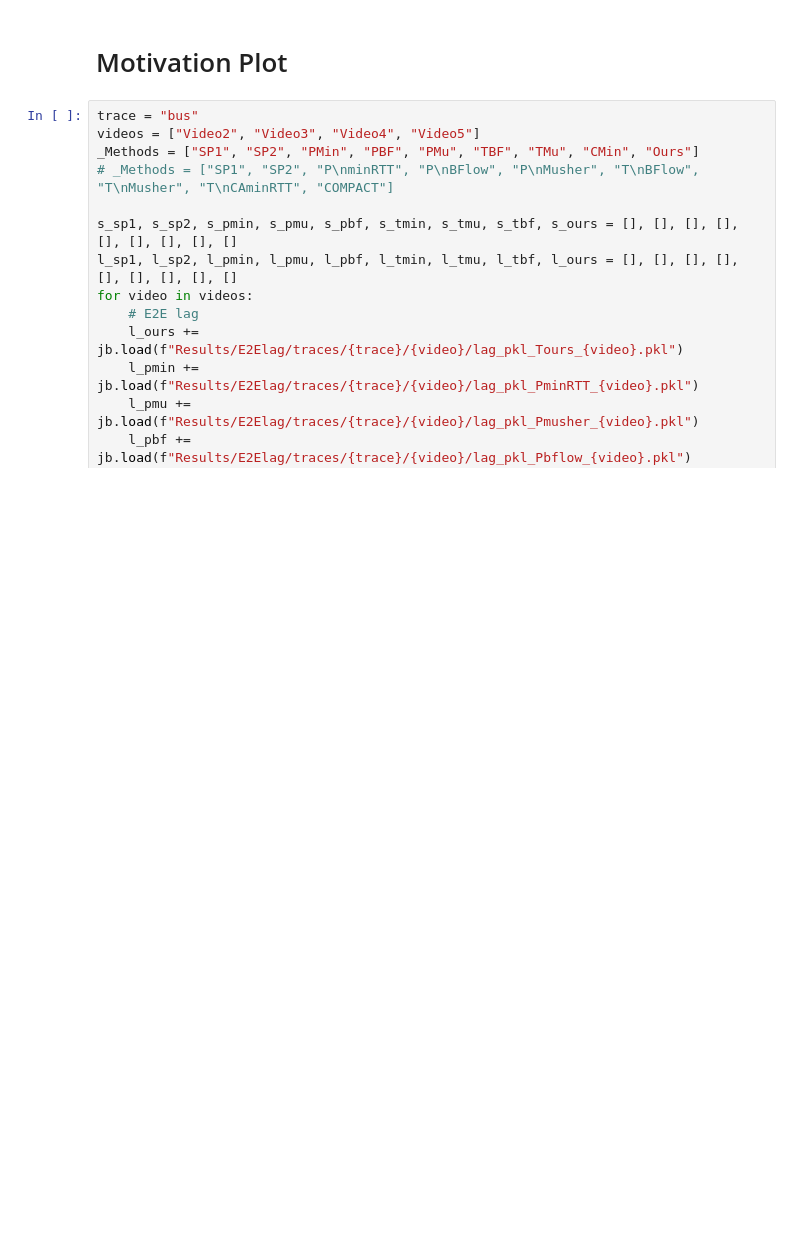
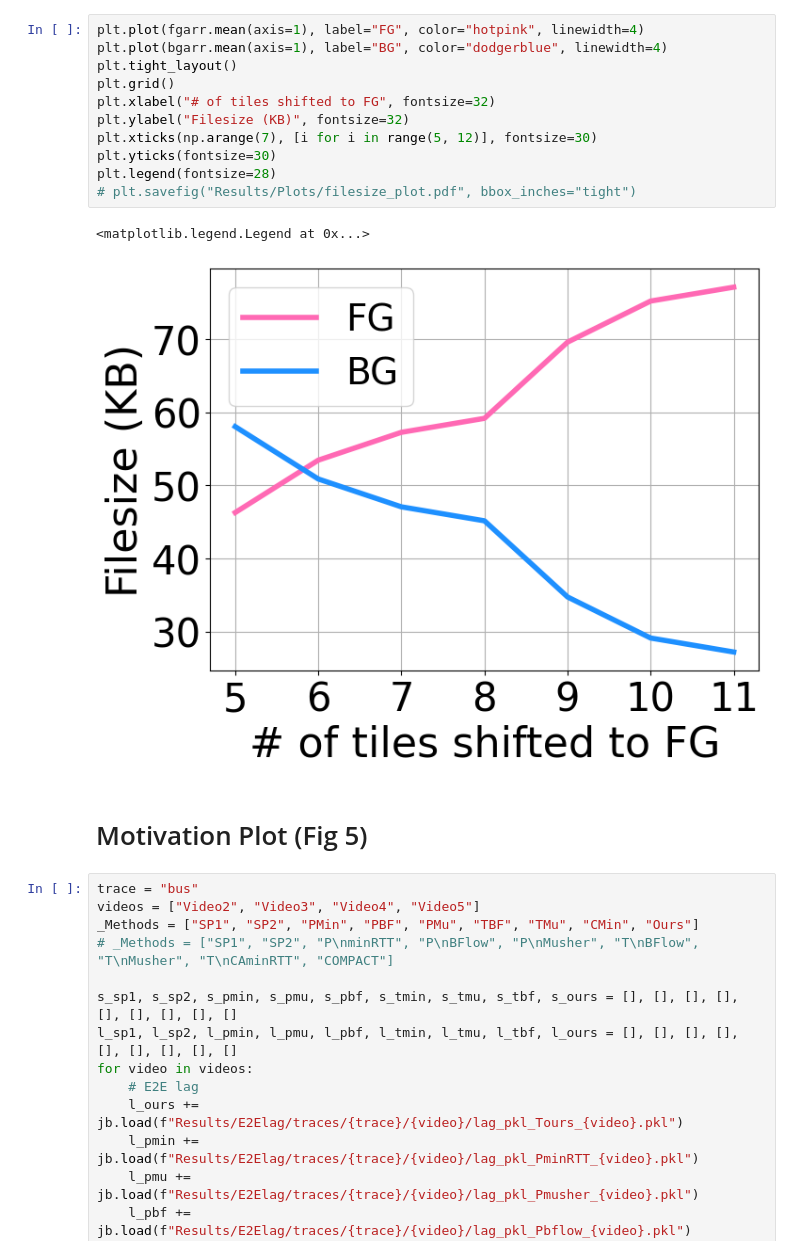
Before and after one commit to shubhamchdhary/COMPACT, a Jupyter notebook: generateResults.ipynb, the cells around one changed output. Saved outputs shown, nothing was run; the diff lists cells and outputs as text; blank space fills up the shorter version.

```diff
--- a/generateResults.ipynb
+++ b/generateResults.ipynb
@@ -13,5 +49,19 @@ from __future__ import annotations
+# %%
+plt.plot(fgarr.mean(axis=1), label="FG", color="hotpink", linewidth=4)
+plt.plot(bgarr.mean(axis=1), label="BG", color="dodgerblue", linewidth=4)
+plt.tight_layout()
+plt.grid()
+plt.xlabel("# of tiles shifted to FG", fontsize=32)
+plt.ylabel("Filesize (KB)", fontsize=32)
+plt.xticks(np.arange(7), [i for i in range(5, 12)], fontsize=30)
+plt.yticks(fontsize=30)
+plt.legend(fontsize=28)
+# plt.savefig("Results/Plots/filesize_plot.pdf", bbox_inches="tight")
+# %% [output]
+<matplotlib.legend.Legend at 0x...>
+[figure, added]
 # %% [markdown]
-# Motivation Plot
+# Motivation Plot (Fig 5)
 # %%
 trace = "bus"
 videos = ["Video2", "Video3", "Video4", "Video5"]
```
Also changed, not shown: parts of 27 cells of this notebook.
